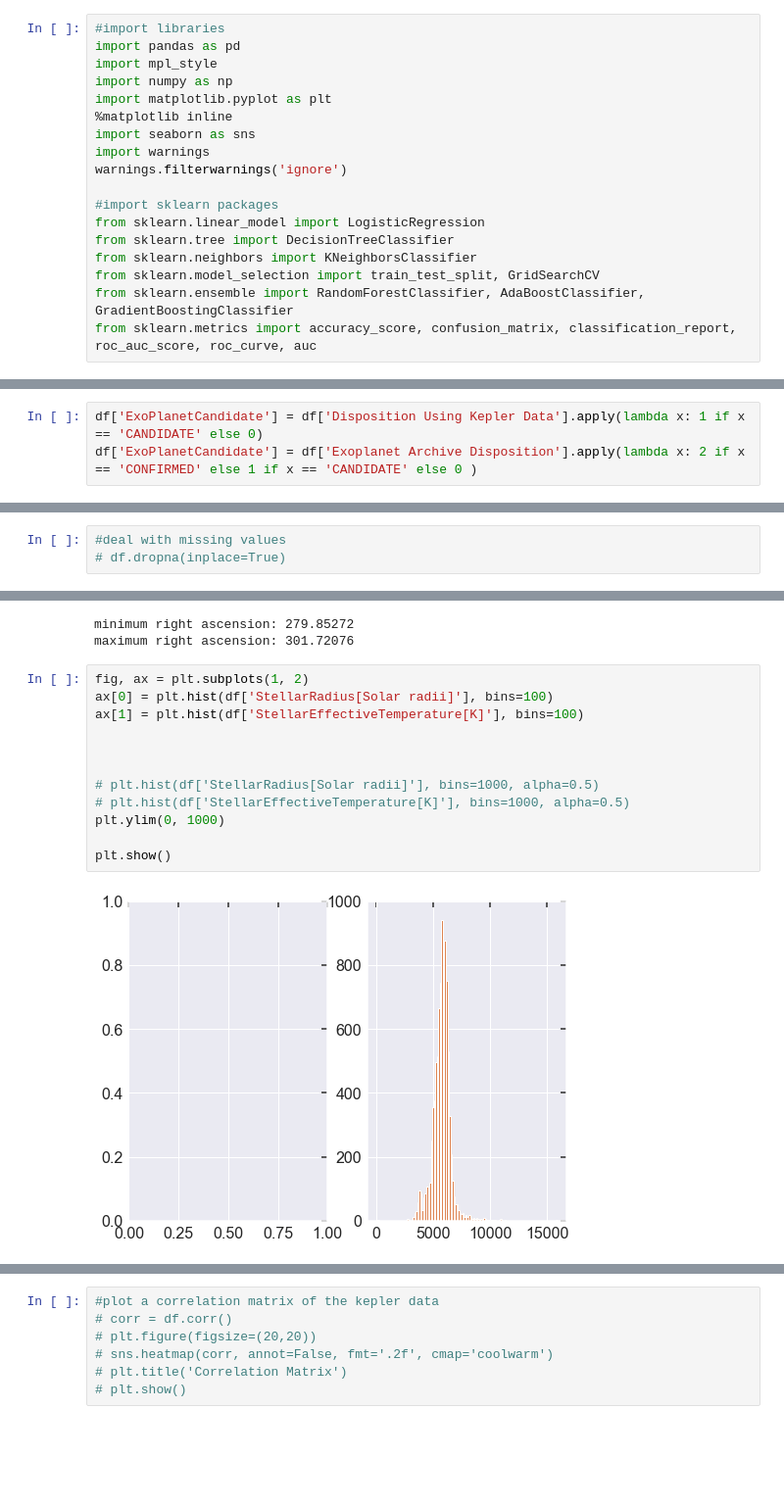
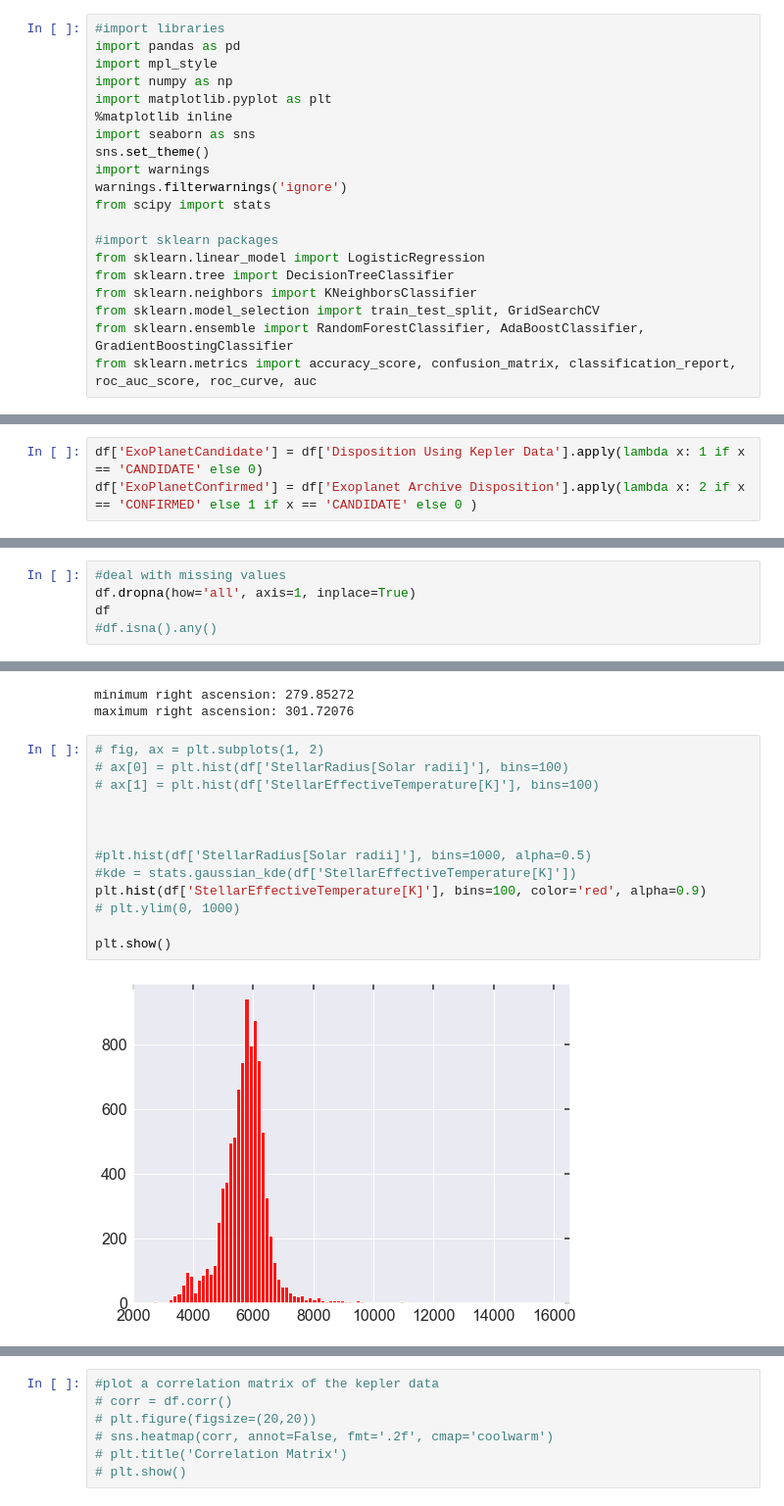
Before and after one commit to cjessop/ExoPlanet, a Jupyter notebook: ExoPlanet.ipynb, the cells around one changed output, grey strips where cells are left out. Shown at 98% size. Drawn from its saved outputs; the diff is of its cells as text; blank space fills up the shorter version.

```diff
--- a/ExoPlanet.ipynb
+++ b/ExoPlanet.ipynb
@@ -6,8 +6,10 @@ import numpy as np
 import matplotlib.pyplot as plt
 %matplotlib inline
 import seaborn as sns
+sns.set_theme()
 import warnings
 warnings.filterwarnings('ignore')
+from scipy import stats
 
 #import sklearn packages
 from sklearn.linear_model import LogisticRegression
@@ -142,6 +126,6 @@ koi_dikco_msky_err
 # %%
 df['ExoPlanetCandidate'] = df['Disposition Using Kepler Data'].apply(lambda x: 1 if x == 'CANDIDATE' else 0)
-df['ExoPlanetCandidate'] = df['Exoplanet Archive Disposition'].apply(lambda x: 2 if x == 'CONFIRMED' else 1 if x == 'CANDIDATE' else 0 )
+df['ExoPlanetConfirmed'] = df['Exoplanet Archive Disposition'].apply(lambda x: 2 if x == 'CONFIRMED' else 1 if x == 'CANDIDATE' else 0 )
 # %%
 df.head()
 # %% [output]
@@ -170,3 +154,5 @@ Length: 142, dtype: bool
 # %%
 #deal with missing values
-# df.dropna(inplace=True)
+df.dropna(how='all', axis=1, inplace=True)
+df
+#df.isna().any()
@@ -195,19 +195,20 @@ print('maximum right ascension: ' + str(df['RA [decimal degrees]'].max()))
 minimum right ascension: 279.85272
 maximum right ascension: 301.72076
 # %%
-fig, ax = plt.subplots(1, 2)
-ax[0] = plt.hist(df['StellarRadius[Solar radii]'], bins=100)
-ax[1] = plt.hist(df['StellarEffectiveTemperature[K]'], bins=100)
+# fig, ax = plt.subplots(1, 2)
+# ax[0] = plt.hist(df['StellarRadius[Solar radii]'], bins=100)
+# ax[1] = plt.hist(df['StellarEffectiveTemperature[K]'], bins=100)
 
 
 
-# plt.hist(df['StellarRadius[Solar radii]'], bins=1000, alpha=0.5)
-# plt.hist(df['StellarEffectiveTemperature[K]'], bins=1000, alpha=0.5)
-plt.ylim(0, 1000)
+#plt.hist(df['StellarRadius[Solar radii]'], bins=1000, alpha=0.5)
+#kde = stats.gaussian_kde(df['StellarEffectiveTemperature[K]'])
+plt.hist(df['StellarEffectiveTemperature[K]'], bins=100, color='red', alpha=0.9)
+# plt.ylim(0, 1000)
 
 plt.show()
 # %% [output]
-[figure, old version]
+[figure, new version]
 # %%
 plt.figsize=(40, 40)
 #plt.plot(df['RA [decimal degrees]'], df['Dec [decimal degrees]'], 'o', markersize=0.5, alpha=0.3)
```
Also changed, not shown: parts of 35 cells of this notebook, 4 other files.
